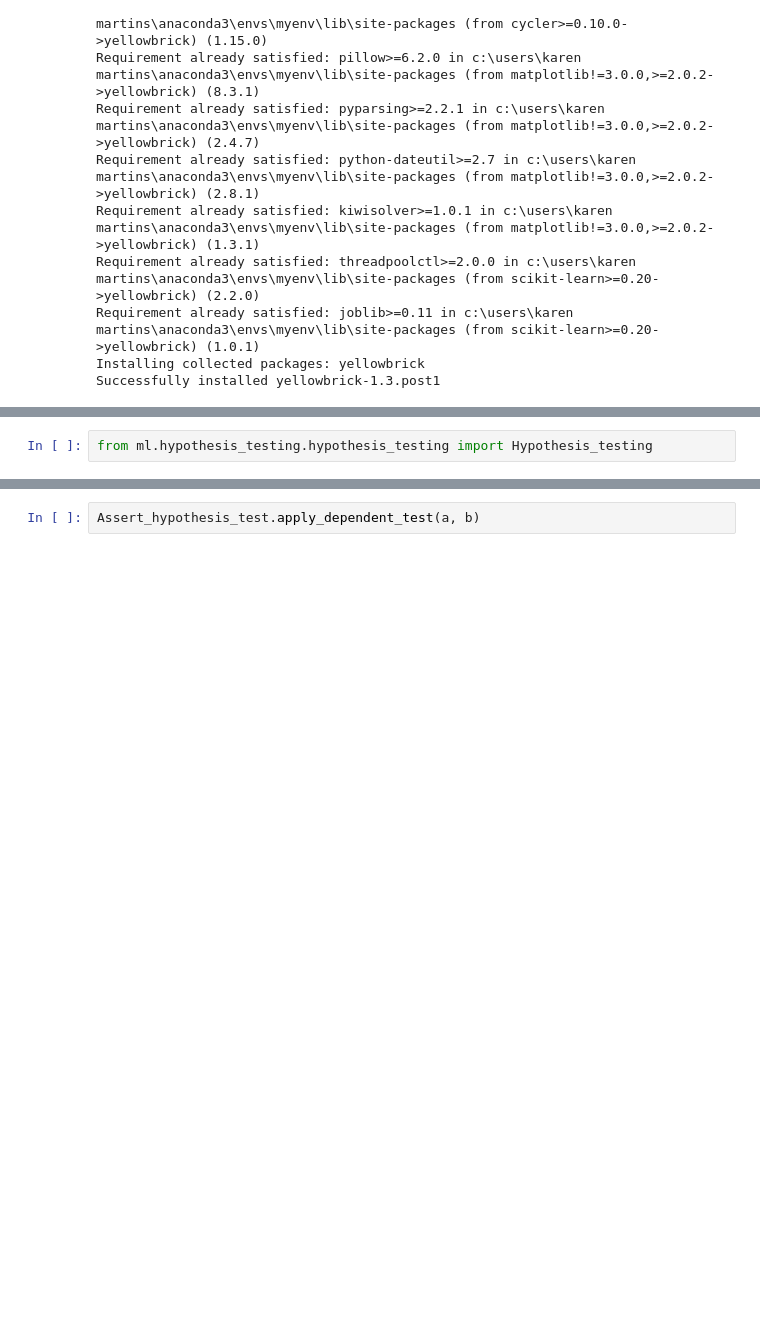
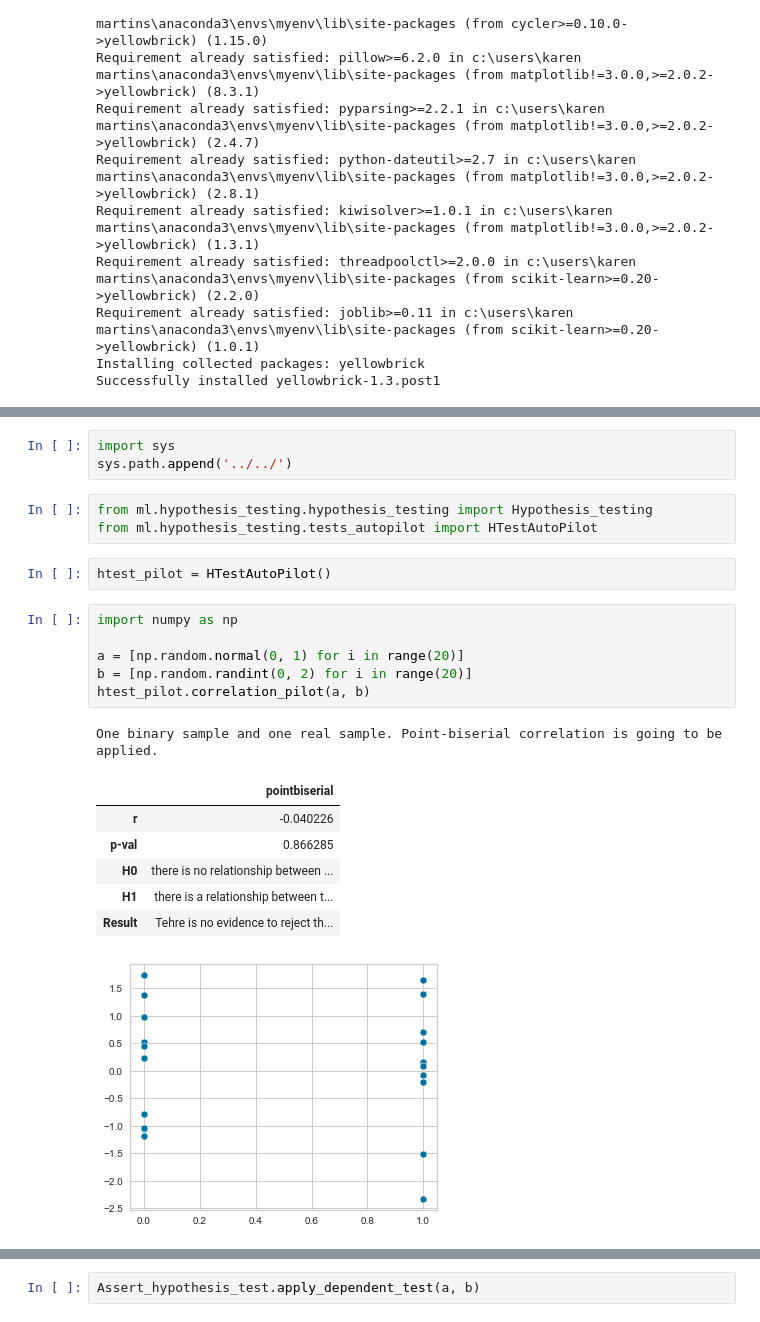
Before and after one commit to A3Data/hermione, a Jupyter notebook: hermione/module_templates/__IMPLEMENTED_BASE__/src/ml/notebooks/example_notebook.ipynb, the cells around one changed output, grey strips where cells are left out. Cells and saved outputs as stored; diff of their text form; blank space fills up the shorter version.

```diff
--- a/hermione/module_templates/__IMPLEMENTED_BASE__/src/ml/notebooks/example_notebook.ipynb
+++ b/hermione/module_templates/__IMPLEMENTED_BASE__/src/ml/notebooks/example_notebook.ipynb
@@ -256,2 +257,23 @@ from ml.hypothesis_testing.assert_testing import Assert_hypothesis_test
+# %%
+import sys
+sys.path.append('../../')
 # %%
 from ml.hypothesis_testing.hypothesis_testing import Hypothesis_testing
+from ml.hypothesis_testing.tests_autopilot import HTestAutoPilot
+# %%
+htest_pilot = HTestAutoPilot()
+# %%
+import numpy as np
+
+a = [np.random.normal(0, 1) for i in range(20)]
+b = [np.random.randint(0, 2) for i in range(20)]
+htest_pilot.correlation_pilot(a, b)
+# %% [output]
+One binary sample and one real sample. Point-biserial correlation is going to be applied.
+|  | pointbiserial |
+| r | -0.040226 |
+| p-val | 0.866285 |
+| H0 | there is no relationship between ... |
+| H1 | there is a relationship between t... |
+| Result | Tehre is no evidence to reject th... |
+[figure, added]
```
Also changed, not shown: parts of 15 cells of this notebook, 3 other files.
